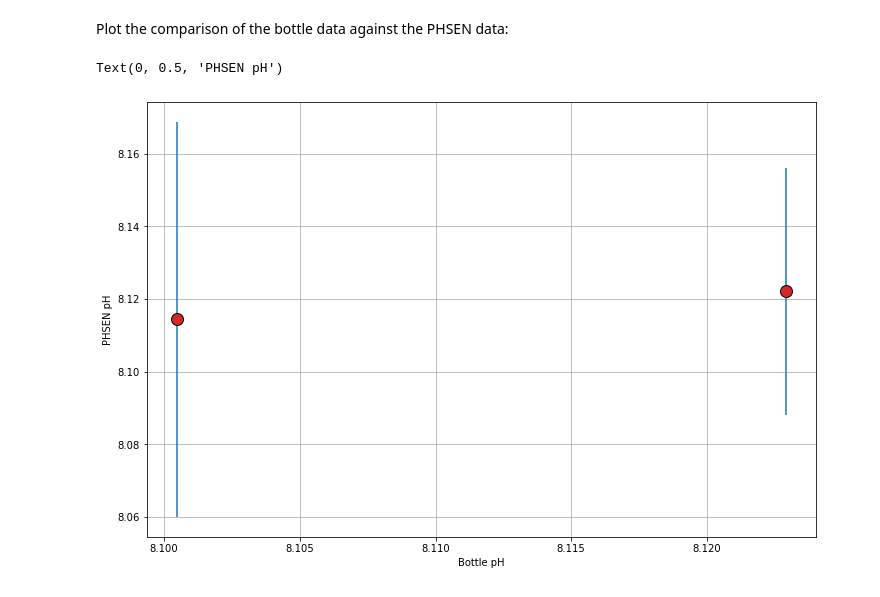
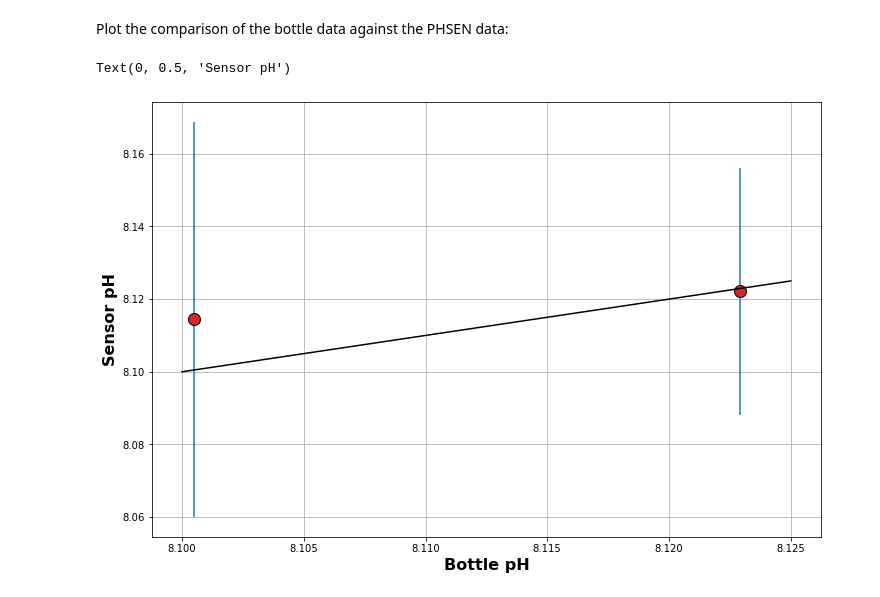
Before and after one commit to reedan88/OCB-BGC_Carbonate_Working_Group, a Jupyter notebook: scripts/PHSEN.ipynb, the cells around one changed output. Saved outputs shown, nothing was run; the diff lists cells and outputs as text; code cells hidden in the pictures.

```diff
--- a/scripts/PHSEN.ipynb
+++ b/scripts/PHSEN.ipynb
@@ -540,11 +557,13 @@ Plot the comparison of the bottle data against the PHSEN data:
 # %%
 fig, ax = plt.subplots(figsize=(12, 8))
 
+line = np.arange(8.10, 8.125, 0.001)
 ax.vlines(pH_data_dep3["Calculated pH"], results["Avg"]-results["Std"]*2, results["Avg"]+results["Std"]*2)
 ax.plot(pH_data_dep3["Calculated pH"], results["Avg"], marker="o", linestyle="", color="tab:red", markeredgecolor="black", markersize=12)
+s, = ax.plot(line, line, color="black")
 ax.grid()
-ax.set_xlabel("Bottle pH")
-ax.set_ylabel("PHSEN pH")
+ax.set_xlabel("Bottle pH", fontsize=16, fontweight="bold")
+ax.set_ylabel("Sensor pH", fontsize=16, fontweight="bold")
 # %% [output]
-Text(0, 0.5, 'PHSEN pH')
+Text(0, 0.5, 'Sensor pH')
-[figure, old version]
+[figure, new version]
```
Also changed, not shown: parts of 27 cells of this notebook, 3 other files.
